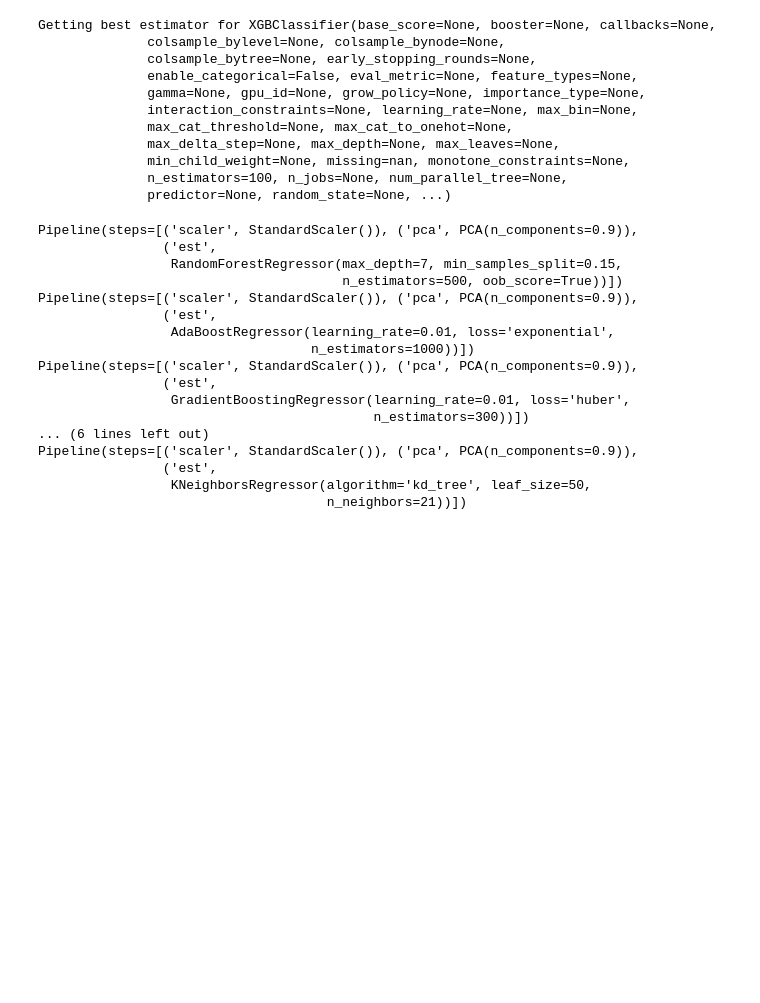
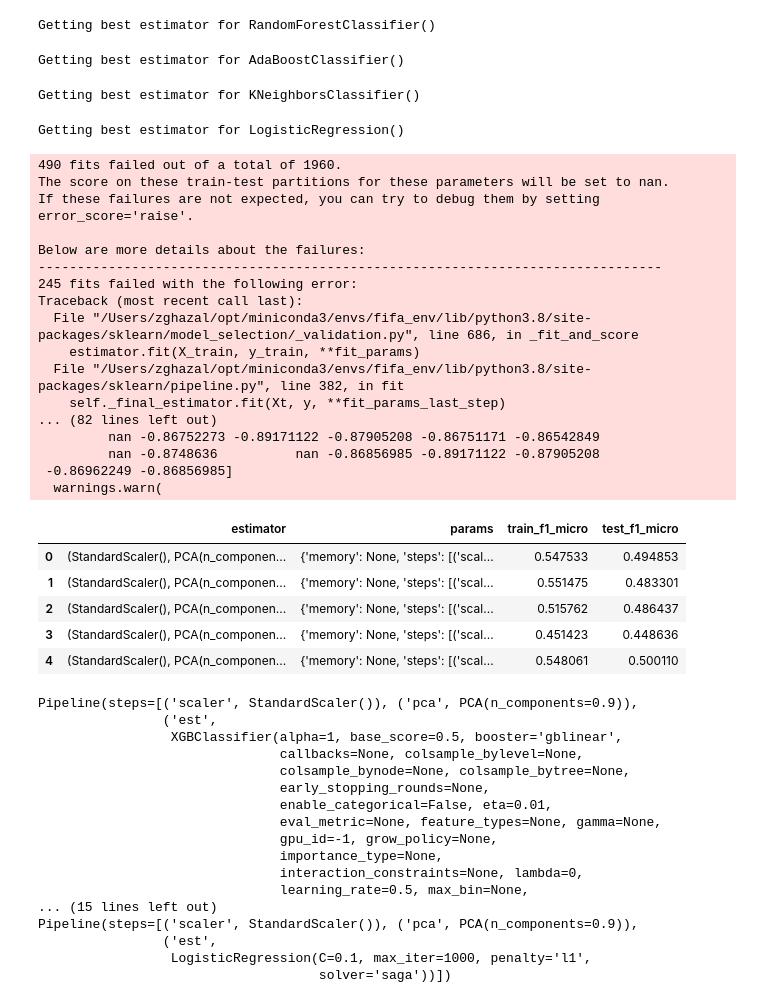
Before and after one commit to ZaidGhazal/FIFA-Qatar-2022-WorldCup-Predictions, a Jupyter notebook: jupyter_notebooks/modeling_classification.ipynb, the cells around one changed output. Cells and saved outputs as stored; diff of their text form; code cells hidden in the pictures; blank space fills up the shorter version.

Commit message:
Add Classifiers

```diff
--- a/jupyter_notebooks/modeling_classification.ipynb
+++ b/jupyter_notebooks/modeling_classification.ipynb
@@ -148,43 +129,59 @@ def get_best_estimator(estimator, params, cv):
 # %%
 ### Get tunned pipeline
 from sklearn.model_selection import cross_validate, KFold
 
 scorers = ["f1_micro"]
 train_f1_micro = "train_f1_micro"
 test_f1_micro = "test_f1_micro"
 
 cv = KFold(n_splits=5, shuffle=True, random_state=42)
 
 valid_results = pd.DataFrame(columns=["estimator", "params", "train_f1_micro", "test_f1_micro"])
 
 
 for est, params in estimators_dict.items():
     print("Getting best estimator for {}".format(est))
     pipeline = Pipeline(steps=[('scaler', scaler), ('pca', pca), ('est', est)])
     tunned_estimator = get_best_estimator(pipeline, params, cv)
 
 
     scores = cross_validate(tunned_estimator, X_train, y_train, cv=cv, return_train_score=True, scoring=scorers, n_jobs=-1)
     valid_results = valid_results.append({
-        "estimator": est,
+        "estimator": tunned_estimator,
         "params": tunned_estimator.get_params(),
         train_f1_micro: scores["train_f1_micro"].mean(),
         test_f1_micro: scores["test_f1_micro"].mean(),
     }, ignore_index=True)
 
 valid_results
 # %% [output]
-Getting best estimator for XGBClassifier(base_score=None, booster=None, callbacks=None,
-              colsample_bylevel=None, colsample_bynode=None,
-              colsample_bytree=None, early_stopping_rounds=None,
-              enable_categorical=False, eval_metric=None, feature_types=None,
-              gamma=None, gpu_id=None, grow_policy=None, importance_type=None,
-              interaction_constraints=None, learning_rate=None, max_bin=None,
-              max_cat_threshold=None, max_cat_to_onehot=None,
-              max_delta_step=None, max_depth=None, max_leaves=None,
-              min_child_weight=None, missing=nan, monotone_constraints=None,
-              n_estimators=100, n_jobs=None, num_parallel_tree=None,
-              predictor=None, random_state=None, ...)
+Getting best estimator for RandomForestClassifier()
+Getting best estimator for AdaBoostClassifier()
+Getting best estimator for KNeighborsClassifier()
+Getting best estimator for LogisticRegression()
+490 fits failed out of a total of 1960.
+The score on these train-test partitions for these parameters will be set to nan.
+If these failures are not expected, you can try to debug them by setting error_score='raise'.
+
+Below are more details about the failures:
+--------------------------------------------------------------------------------
+245 fits failed with the following error:
+Traceback (most recent call last):
+  File "/Users/zghazal/opt/miniconda3/envs/fifa_env/lib/python3.8/site-packages/sklearn/model_selection/_validation.py", line 686, in _fit_and_score
+    estimator.fit(X_train, y_train, **fit_params)
+  File "/Users/zghazal/opt/miniconda3/envs/fifa_env/lib/python3.8/site-packages/sklearn/pipeline.py", line 382, in fit
+    self._final_estimator.fit(Xt, y, **fit_params_last_step)
+... (82 lines left out)
+         nan -0.86752273 -0.89171122 -0.87905208 -0.86751171 -0.86542849
+         nan -0.8748636          nan -0.86856985 -0.89171122 -0.87905208
+ -0.86962249 -0.86856985]
+  warnings.warn(
+|  | estimator | params | train_f1_micro | test_f1_micro |
+| 0 | (StandardScaler(), PCA(n_componen... | {'memory': None, 'steps': [('scal... | 0.547533 | 0.494853 |
+| 1 | (StandardScaler(), PCA(n_componen... | {'memory': None, 'steps': [('scal... | 0.551475 | 0.483301 |
+| 2 | (StandardScaler(), PCA(n_componen... | {'memory': None, 'steps': [('scal... | 0.515762 | 0.486437 |
+| 3 | (StandardScaler(), PCA(n_componen... | {'memory': None, 'steps': [('scal... | 0.451423 | 0.448636 |
+| 4 | (StandardScaler(), PCA(n_componen... | {'memory': None, 'steps': [('scal... | 0.548061 | 0.500110 |
 # %%
 X["1st_team"] = countries_encoder.transform(X["1st_team"])
 X["2nd_team"] = countries_encoder.transform(X["2nd_team"])
@@ -197,18 +194,18 @@ for model in valid_results["estimator"].values:
 # %% [output]
 Pipeline(steps=[('scaler', StandardScaler()), ('pca', PCA(n_components=0.9)),
                 ('est',
-                 RandomForestRegressor(max_depth=7, min_samples_split=0.15,
-                                       n_estimators=500, oob_score=True))])
+                 XGBClassifier(alpha=1, base_score=0.5, booster='gblinear',
+                               callbacks=None, colsample_bylevel=None,
+                               colsample_bynode=None, colsample_bytree=None,
+                               early_stopping_rounds=None,
+                               enable_categorical=False, eta=0.01,
+                               eval_metric=None, feature_types=None, gamma=None,
+                               gpu_id=-1, grow_policy=None,
+                               importance_type=None,
+                               interaction_constraints=None, lambda=0,
+                               learning_rate=0.5, max_bin=None,
+... (15 lines left out)
 Pipeline(steps=[('scaler', StandardScaler()), ('pca', PCA(n_components=0.9)),
                 ('est',
-                 AdaBoostRegressor(learning_rate=0.01, loss='exponential',
-                                   n_estimators=1000))])
-Pipeline(steps=[('scaler', StandardScaler()), ('pca', PCA(n_components=0.9)),
-                ('est',
-                 GradientBoostingRegressor(learning_rate=0.01, loss='huber',
-                                           n_estimators=300))])
-... (6 lines left out)
-Pipeline(steps=[('scaler', StandardScaler()), ('pca', PCA(n_components=0.9)),
-                ('est',
-                 KNeighborsRegressor(algorithm='kd_tree', leaf_size=50,
-                                     n_neighbors=21))])
+                 LogisticRegression(C=0.1, max_iter=1000, penalty='l1',
+                                    solver='saga'))])
```
Also changed, not shown: parts of 9 cells of this notebook, 5 other files.
